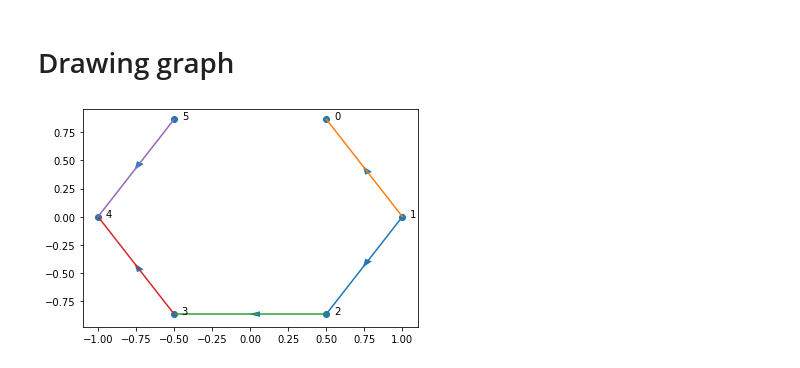
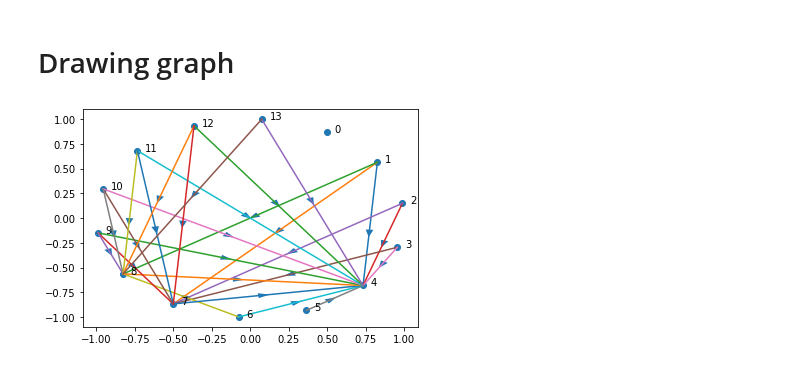
Before and after one commit to Redhatt/preparation, a Jupyter notebook: jupyter/Graph Refined.ipynb, the cells around one changed output. Cells and saved outputs as stored; diff of their text form; code cells hidden in the pictures.

```diff
--- a/jupyter/Graph Refined.ipynb
+++ b/jupyter/Graph Refined.ipynb
@@ -278,0 +294,31 @@ print(ans) # if cycle print 1 else 0
+# %%
+from collections import deque
+
+n = 3
+edges = [[0, 1], [1, 2], [2, 1]]
+
+# queue technique
+graph = [[] for i in range(n)]
+indeg = [0]*n
+q = deque()
+count = n
+
+for u, v in edges:
+    graph[v].append(u)
+    indeg[u] += 1
+
+for node in range(n):
+    if indeg[node] == 0:
+        q.append(node)
+
+while q:
+    node = q.popleft()
+    print(node)
+    count -= 1  # keep subtracting the node count, finall it must be zero to cover all the node
+
+    for nbr in graph[node]:
+        indeg[nbr] -= 1
+        if indeg[nbr] == 0:
+            q.append(nbr)
+
+print(count == 0) # count must be zero for no cycle, otherwise some node is still left
@@ -723,29 +771,36 @@ else:
 # %%
 import numpy as np
 import matplotlib.pyplot as plt
 
-graph = [[], [2, 0], [3], [4], [], [4]]
+n = 14
+edge = [[12,8],[2,4],[3,7],[6,8],[11,8],[9,4],[9,7],[12,4],[11,4],[6,4],[1,4],[10,7],[10,4],[1,7],[1,8],[2,7],[8,4],[10,8],[12,7],[5,4],[3,4],[11,7],[7,4],[13,4],[9,8],[13,8]]
+graph = [[] for i in range(n)]
+
+for u, v in edge:
+    graph[u].append(v)
+
+# graph = [[], [2, 0], [3], [4], [], [4]]
 def plotGraph(graph):
     no_node = len(graph)
     nodeX = []
     nodeY = []
     for i in range(no_node):
         value = np.exp(-2j*np.pi*i/no_node)
         value *= np.exp(1j*np.pi/3)
         x, y = np.real(value), np.imag(value)
         nodeX.append(x)
         nodeY.append(y)
     plt.scatter(nodeX, nodeY)
     delta = 0.01
     for i in range(len(graph)):
         plt.text(nodeX[i]+0.05, nodeY[i], "{}".format(i))
         for j in (graph[i]):
             plt.plot([nodeX[i], nodeX[j]],[nodeY[i], nodeY[j]])
             slope = (nodeY[j]-nodeY[i])/(nodeX[j]-nodeX[i])
             direction = -(nodeX[i]-nodeX[j])/abs(nodeX[i]-nodeX[j])
             plt.arrow((nodeX[i]+nodeX[j])/2,(nodeY[i]+nodeY[j])/2, direction*delta, direction*delta*slope, shape='full', lw=0, length_includes_head=True, head_width=.05)
     plt.show()
 
 plotGraph(graph)
 # %% [output]
-[figure, old version]
+[figure, new version]
```
Also changed, not shown: parts of 15 cells of this notebook, 3 other files.
